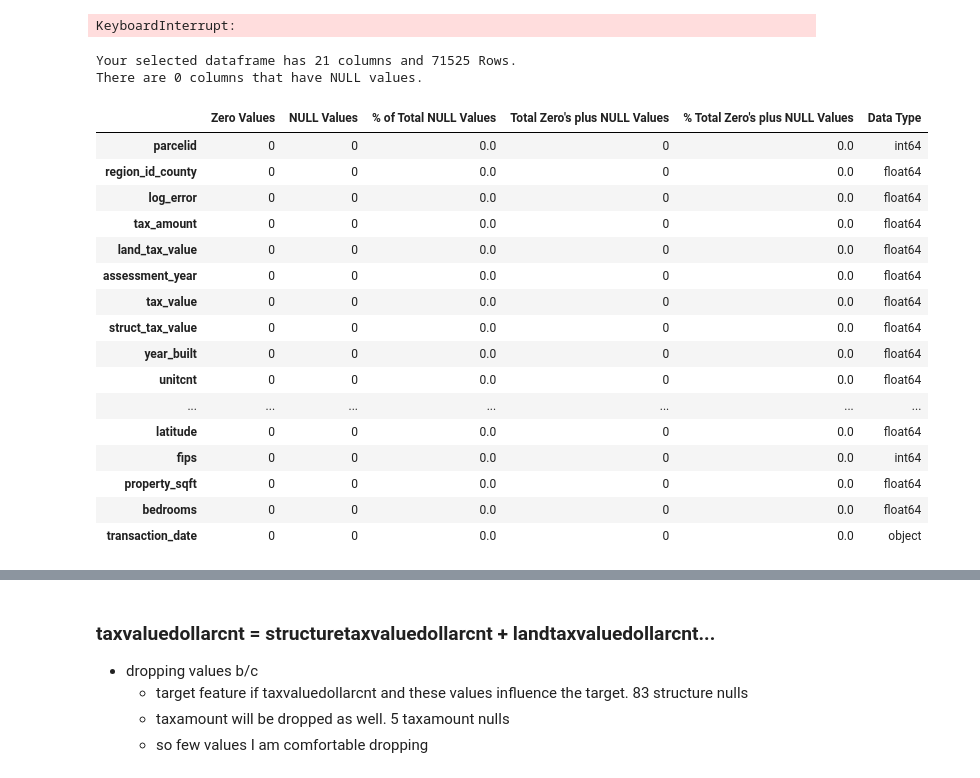
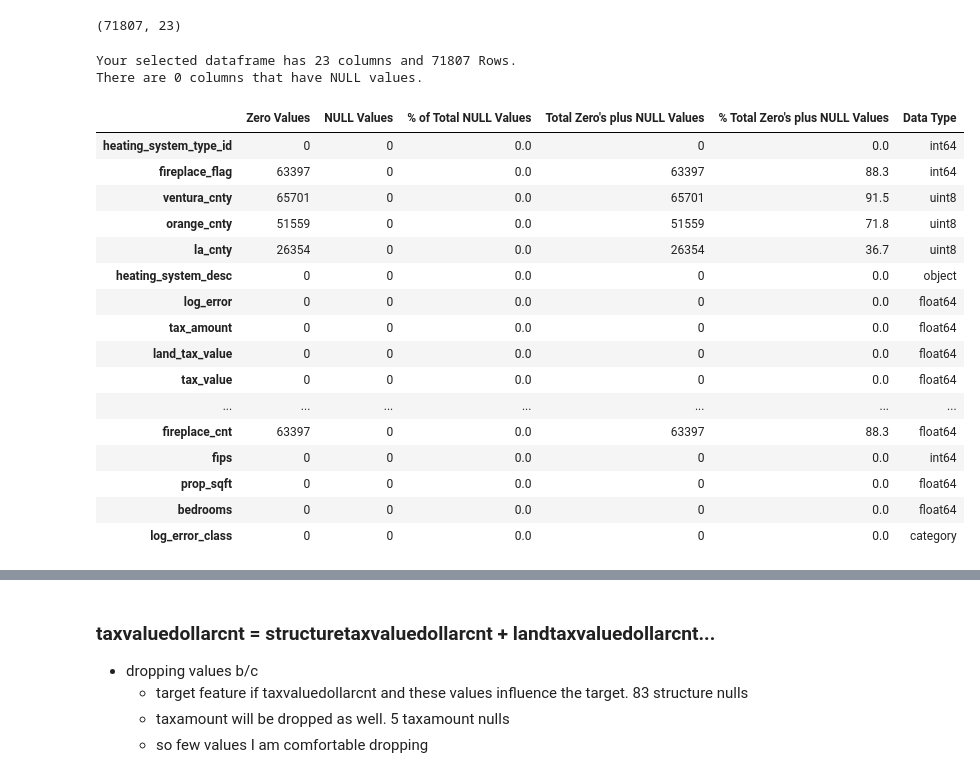
Before and after one commit to mdalton87/clustering-exercises, a Jupyter notebook: zillow.ipynb, the cells around one changed output, grey strips where cells are left out. Saved outputs shown, nothing was run; the diff lists cells and outputs as text; code cells hidden in the pictures.

Commit message:
fixed issues wrangling data, cached wrangled zillow data

```diff
--- a/zillow.ipynb
+++ b/zillow.ipynb
@@ -32,6 +32,4 @@ import seaborn as sns
 # %%
 # df = w.get_zillow_data(cached=True)
 # %%
-df = w.wrangle_zillow()
+df = w.wrangle_zillow(cached=True)
-# %% [output]
-KeyboardInterrupt:
@@ -40,3 +38,7 @@ KeyboardInterrupt:
+# %%
+df.shape
+# %% [output]
+(71807, 23)
 # %%
 # df.parcelid.nunique()
 # %%
@@ -44,24 +46,24 @@ KeyboardInterrupt:
 # %%
 # df = df[df.longitude.notnull()]
 # %%
-ex.missing_zero_values_table(df)
+w.missing_zero_values_table(df)
 # %% [output]
-Your selected dataframe has 21 columns and 71525 Rows.
+Your selected dataframe has 23 columns and 71807 Rows.
 There are 0 columns that have NULL values.
 |  | Zero Values | NULL Values | % of Total NULL Values | Total Zero's plus NULL Values | % Total Zero's plus NULL Values | Data Type |
-| parcelid | 0 | 0 | 0.0 | 0 | 0.0 | int64 |
-| region_id_county | 0 | 0 | 0.0 | 0 | 0.0 | float64 |
+| heating_system_type_id | 0 | 0 | 0.0 | 0 | 0.0 | int64 |
+| fireplace_flag | 63397 | 0 | 0.0 | 63397 | 88.3 | int64 |
+| ventura_cnty | 65701 | 0 | 0.0 | 65701 | 91.5 | uint8 |
+| orange_cnty | 51559 | 0 | 0.0 | 51559 | 71.8 | uint8 |
+| la_cnty | 26354 | 0 | 0.0 | 26354 | 36.7 | uint8 |
+| heating_system_desc | 0 | 0 | 0.0 | 0 | 0.0 | object |
 | log_error | 0 | 0 | 0.0 | 0 | 0.0 | float64 |
 | tax_amount | 0 | 0 | 0.0 | 0 | 0.0 | float64 |
 | land_tax_value | 0 | 0 | 0.0 | 0 | 0.0 | float64 |
-| assessment_year | 0 | 0 | 0.0 | 0 | 0.0 | float64 |
 | tax_value | 0 | 0 | 0.0 | 0 | 0.0 | float64 |
-| struct_tax_value | 0 | 0 | 0.0 | 0 | 0.0 | float64 |
-| year_built | 0 | 0 | 0.0 | 0 | 0.0 | float64 |
-| unitcnt | 0 | 0 | 0.0 | 0 | 0.0 | float64 |
 | ... | ... | ... | ... | ... | ... | ... |
-| latitude | 0 | 0 | 0.0 | 0 | 0.0 | float64 |
+| fireplace_cnt | 63397 | 0 | 0.0 | 63397 | 88.3 | float64 |
 | fips | 0 | 0 | 0.0 | 0 | 0.0 | int64 |
-| property_sqft | 0 | 0 | 0.0 | 0 | 0.0 | float64 |
+| prop_sqft | 0 | 0 | 0.0 | 0 | 0.0 | float64 |
 | bedrooms | 0 | 0 | 0.0 | 0 | 0.0 | float64 |
-| transaction_date | 0 | 0 | 0.0 | 0 | 0.0 | object |
+| log_error_class | 0 | 0 | 0.0 | 0 | 0.0 | category |
```
Also changed, not shown: parts of 50 cells of this notebook, 4 other files.
